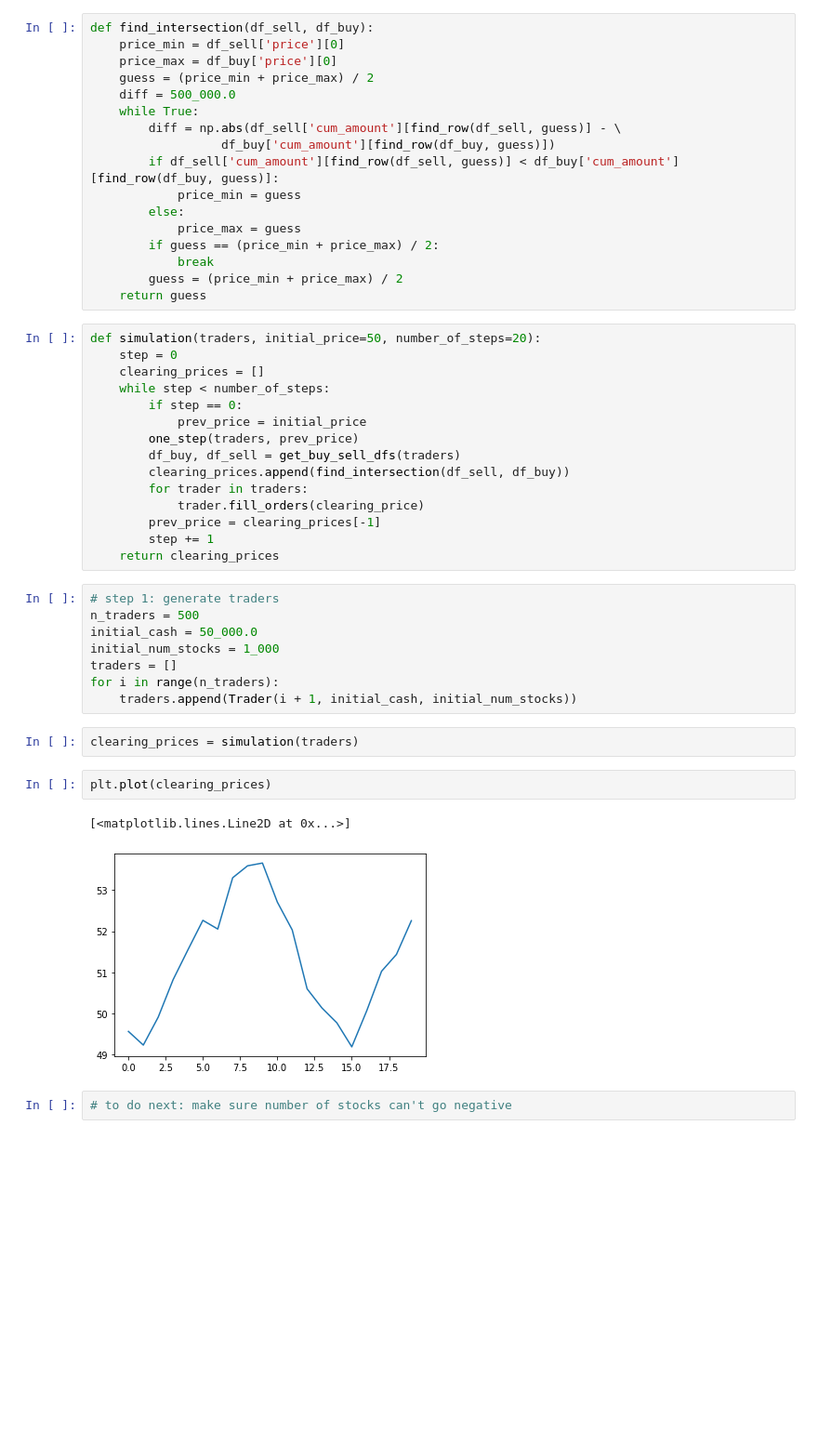
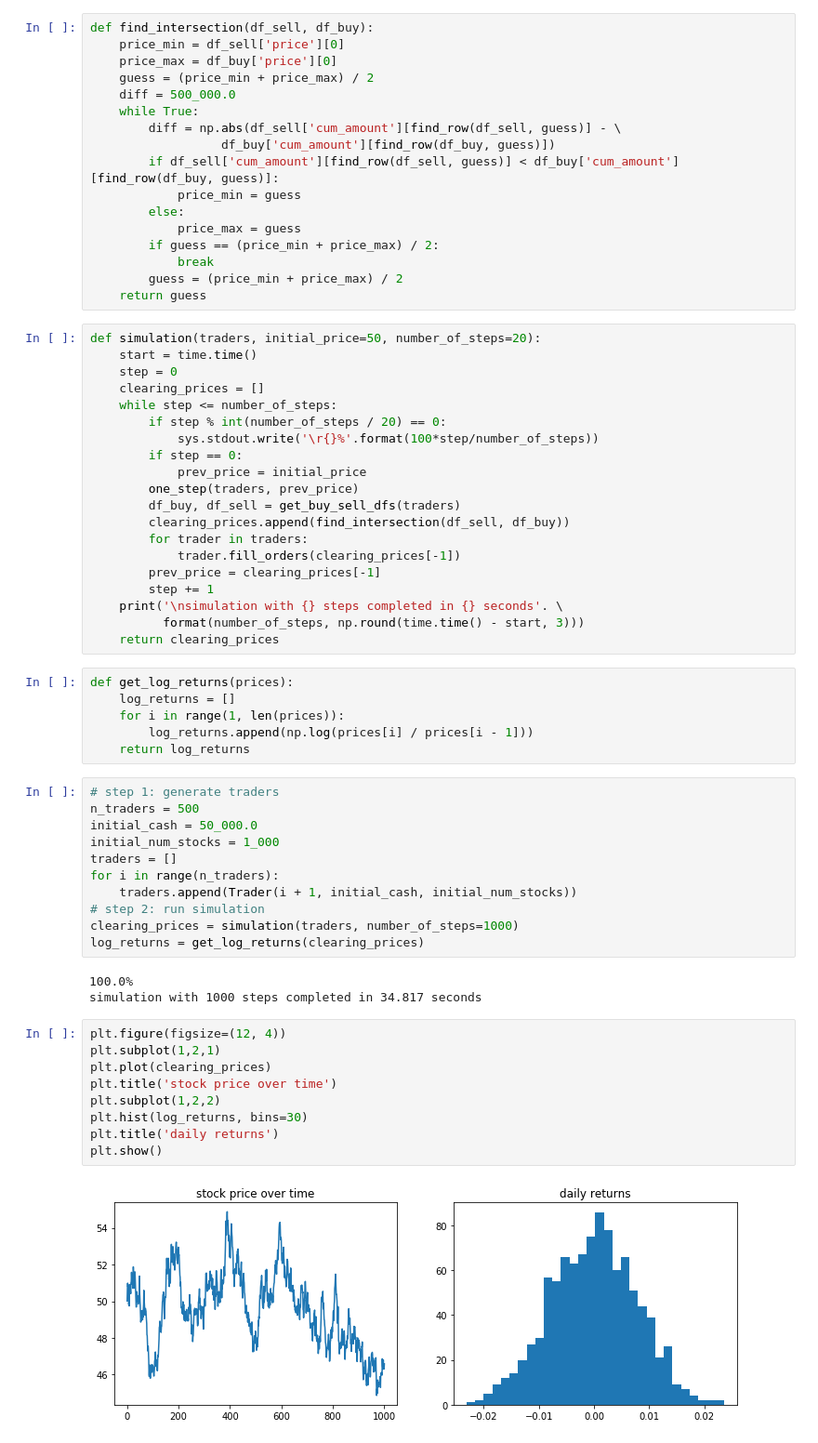
Before and after one commit to roman807/HU, a Jupyter notebook: CISC614_ComputerSimulation/Project/market_simulation.ipynb, the cells around one changed output. Shown at 93% size. Drawn from its saved outputs; the diff is of its cells as text; blank space fills up the shorter version.

Commit message:
completed basic simulation

```diff
--- a/CISC614_ComputerSimulation/Project/market_simulation.ipynb
+++ b/CISC614_ComputerSimulation/Project/market_simulation.ipynb
@@ -121,19 +125,30 @@ def find_intersection(df_sell, df_buy):
     return guess
 # %%
 def simulation(traders, initial_price=50, number_of_steps=20):
+    start = time.time()
     step = 0
     clearing_prices = []
-    while step < number_of_steps:
+    while step <= number_of_steps:
+        if step % int(number_of_steps / 20) == 0:
+            sys.stdout.write('\r{}%'.format(100*step/number_of_steps))
         if step == 0:
             prev_price = initial_price
         one_step(traders, prev_price)
         df_buy, df_sell = get_buy_sell_dfs(traders)
         clearing_prices.append(find_intersection(df_sell, df_buy))
         for trader in traders:
-            trader.fill_orders(clearing_price)
+            trader.fill_orders(clearing_prices[-1])
         prev_price = clearing_prices[-1]
         step += 1
+    print('\nsimulation with {} steps completed in {} seconds'. \
+          format(number_of_steps, np.round(time.time() - start, 3)))
     return clearing_prices
+# %%
+def get_log_returns(prices):
+    log_returns = []
+    for i in range(1, len(prices)):
+        log_returns.append(np.log(prices[i] / prices[i - 1]))
+    return log_returns
 # %%
 # step 1: generate traders
 n_traders = 500
@@ -142,12 +157,20 @@ initial_num_stocks = 1_000
 traders = []
 for i in range(n_traders):
     traders.append(Trader(i + 1, initial_cash, initial_num_stocks))
+# step 2: run simulation
+clearing_prices = simulation(traders, number_of_steps=1000)
+log_returns = get_log_returns(clearing_prices)
+# %% [output]
+100.0%
+simulation with 1000 steps completed in 34.817 seconds
-# %%
-clearing_prices = simulation(traders)
-# %%
-plt.plot(clearing_prices)
-# %% [output]
-[<matplotlib.lines.Line2D at 0x...>]
-[figure, removed]
-# %%
-# to do next: make sure number of stocks can't go negative
+# %%
+plt.figure(figsize=(12, 4))
+plt.subplot(1,2,1)
+plt.plot(clearing_prices)
+plt.title('stock price over time')
+plt.subplot(1,2,2)
+plt.hist(log_returns, bins=30)
+plt.title('daily returns')
+plt.show()
+# %% [output]
+[figure, added]
```
Also changed, not shown: parts of 3 cells of this notebook.
